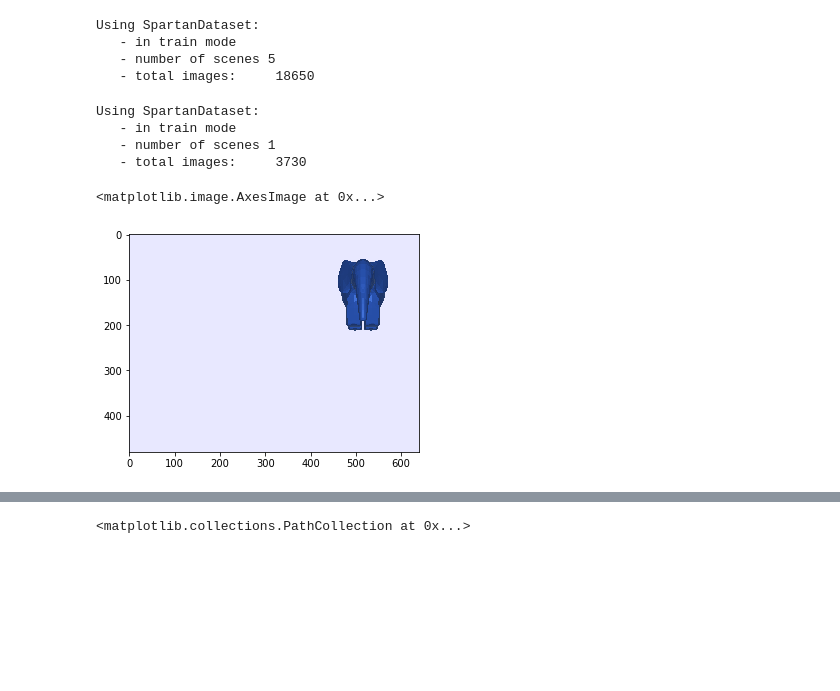
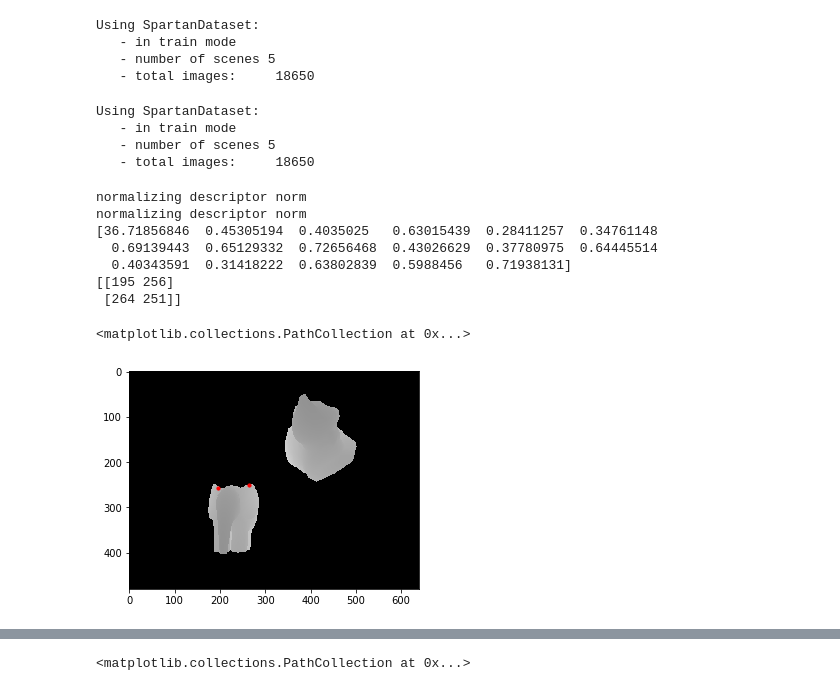
Before and after one commit to dtseng/pytorch-dense-correspondence, a Jupyter notebook: dense_correspondence/experiments/mech_search/simple_orb_correspondence.ipynb, the cells around one changed output, grey strips where cells are left out. Saved outputs shown, nothing was run; the diff lists cells and outputs as text; code cells hidden in the pictures; blank space fills up the shorter version.

```diff
--- a/dense_correspondence/experiments/mech_search/simple_orb_correspondence.ipynb
+++ b/dense_correspondence/experiments/mech_search/simple_orb_correspondence.ipynb
@@ -169,7 +169,7 @@ def run_dense_descriptor_original_match(dcn, dataset, heap_name, target_name, nu
     DCE.single_image_pair_qualitative_analysis(dcn, dataset, target, heap, target_mask, heap_mask, num_matches, patch_size)
 
 
-def compute_PPF_feature(uv_A, uv_B, img, des, camera_intrinsics, distance_weight=1):
+def compute_PPF_feature(uv_A, uv_B, img, des, camera_intrinsics):
     """
     Computes PPF feature from uv_A and uv_B. These are in UV (openCV) format. (uv_A, uv_B)
     should get the same PPF feature as (uv_B, uv_A). Camera intrinsics should be in one of
@@ -194,14 +194,13 @@ def compute_PPF_feature(uv_A, uv_B, img, des, camera_intrinsics, distance_weight
     des_A = des[uv_A[1], uv_A[0], :]
     des_B = des[uv_B[1], uv_B[0], :]
 
-    # Temporary HACK: currently using pixel distance instead of physical distance
-#     pos_in_camera_frameA = pinhole_projection_image_to_world(uv_A, depth_A, camera_intrinsics.K)
-#     pos_in_camera_frameB = pinhole_projection_image_to_world(uv_B, depth_B, camera_intrinsics.K)
+    pos_in_camera_frameA = pinhole_projection_image_to_world(uv_A, depth_A, camera_intrinsics.K)
+    pos_in_camera_frameB = pinhole_projection_image_to_world(uv_B, depth_B, camera_intrinsics.K)
 
-#     distance = np.sqrt(np.sum((pos_in_camera_frameA - pos_in_camera_frameB)**2))
-    dist = lambda x, y: np.sqrt((x[0]-y[0])**2 + (x[1]-y[1])**2)
-    distance = dist(uv_A, uv_B)
-    ppf = np.concatenate((np.array([distance_weight * distance]), des_A, des_B))
+    distance = np.sqrt(np.sum((pos_in_camera_frameA - pos_in_camera_frameB)**2))
+#     dist = lambda x, y: np.sqrt((x[0]-y[0])**2 + (x[1]-y[1])**2)
+#     distance = dist(uv_A, uv_B)
+    ppf = np.concatenate((np.array([distance]), des_A, des_B))
 
     return ppf
 
@@ -294,7 +293,7 @@ config_filename = os.path.join(utils.getDenseCorrespondenceSourceDir(), 'config'
 config = utils.getDictFromYamlFilename(config_filename)
 dce = DenseCorrespondenceEvaluation(config)
 DCE = DenseCorrespondenceEvaluation
-dcn = dce.load_network_from_config("elephant_rgb_3")
+dcn = dce.load_network_from_config("cup_bottlesauce_elephant_cat_pear_unit_8")
 dataset = dcn.load_training_dataset()
 camera_intrinsics = dataset.get_camera_intrinsics("elephant")
 
@@ -313,36 +312,75 @@ camera_intrinsics = dataset.get_camera_intrinsics("elephant")
 # %% [output]
 Using SpartanDataset:
    - in train mode
-   - number of scenes 1
-   - total images:     3730
+   - number of scenes 5
+   - total images:     18650
-<matplotlib.image.AxesImage at 0x...>
-[figure, removed]
 # %%
 target_name = "elephant"
+heap_name = "elephant_cat"
 
-target_img = Image.open("images/targets/{}/target_rgb.png".format(target_name)).convert('RGB')
+target_img = Image.open("images/targets/{}/target_depth.png".format(target_name)).convert('RGB')
 target = np.array(target_img)
 target_descriptors = run_dcn_on_image(dcn, dataset, target_img)
 target_mask = np.load("images/targets/{}/target_mask.npy".format(target_name)).astype(np.bool)
 
+heap_img = Image.open("images/heaps/{}/heap_depth.png".format(heap_name)).convert('RGB')
+heap = np.array(heap_img)
+heap_descriptors = run_dcn_on_image(dcn, dataset, heap_img)
+heap_mask = np.load("images/heaps/{}/obj1_mask.npy".format(heap_name)).astype(np.bool)
 
-ppfs, coords = generate_PPF_samples(target, target_descriptors, target_mask, 100)
+ppfs, coords = generate_PPF_samples(heap, heap_descriptors, heap_mask, 500)
+
 uv_A = [279, 161]
 uv_B = [355, 161]
-ppf_target = compute_PPF_feature(uv_A, uv_B, target, target_descriptors, camera_intrinsics, distance_weight=1)
+ppf_target = compute_PPF_feature(uv_A, uv_B, target, target_descriptors, camera_intrinsics )
+print(ppf_target)
 
-candidate_indices = np.argwhere(np.logical_and(ppfs[:,0] > 50, ppfs[:,0] < 70)).T[0]
+# coords = np.concatenate((coords, np.array([[uv_A, uv_B]])), axis=0)
+# print(ppfs.shape)
+# ppfs = np.concatenate((ppfs, [ppf_target]), axis=0)
+# print(ppfs.shape)
+
+
+
+# coords = np.concatenate((coords, np.array([uv_A, uv_B])))
+
+# coords.append((uv_A, uv_B))
+
+
+
+
+# print(ppf_target)
+# print(1/0)
+
+candidate_indices = np.argwhere(np.logical_and(ppfs[:,0] > 5/7*ppf_target[0], ppfs[:,0] < 9/7*ppf_target[0])).T[0]
 
 ppfs = ppfs[candidate_indices]
 ppfs = ppfs[:, 1:]
 ppf_target = ppf_target[1:]
 coords = coords[candidate_indices]
 index, diff = match_index_and_norm_diff(ppf_target, ppfs)
 index = int(index)
 
 
+plt.figure()
+out = coords[index]
+print(out)
 
+
+plt.imshow(heap)
+plt.scatter(x=out.T[0], y=out.T[1], c='r', s=10)
+# plt.scatter(x=[279,355], y=[161, 161], c='r', s=10)
 
 
 
 # print(ppf_target)
+# %% [output]
+normalizing descriptor norm
+normalizing descriptor norm
+[36.71856846  0.45305194  0.4035025   0.63015439  0.28411257  0.34761148
+  0.69139443  0.65129332  0.72656468  0.43026629  0.37780975  0.64445514
+  0.40343591  0.31418222  0.63802839  0.5988456   0.71938131]
+[[195 256]
+ [264 251]]
+<matplotlib.collections.PathCollection at 0x...>
+[figure, added]
```
Also changed, not shown: parts of 3 cells of this notebook, 1 other file.
